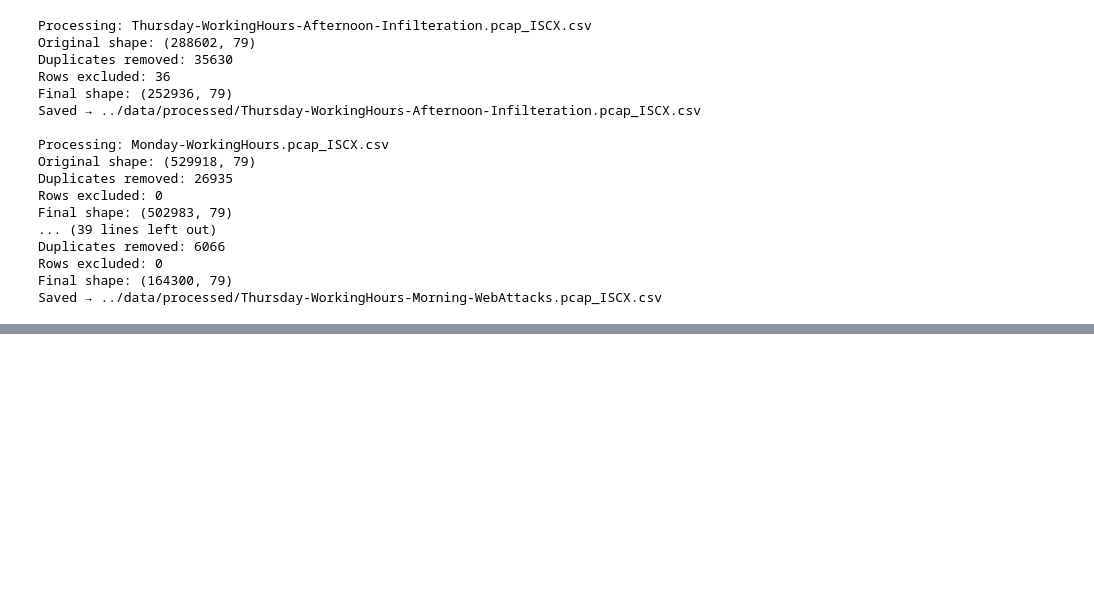
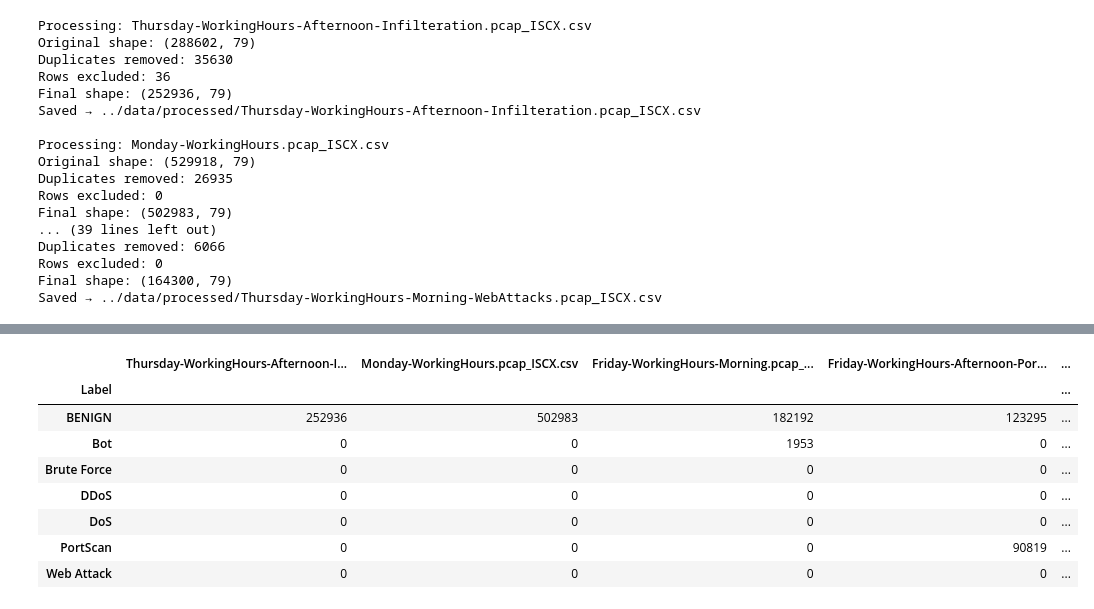
Before and after one commit to Nishka2111/ml-intrusion-detection, a Jupyter notebook: notebooks/02_data_preprocessing.ipynb, the cells around one changed output, grey strips where cells are left out. Cells and saved outputs as stored; diff of their text form; code cells hidden in the pictures; blank space fills up the shorter version.

```diff
--- a/notebooks/02_data_preprocessing.ipynb
+++ b/notebooks/02_data_preprocessing.ipynb
@@ -290,0 +373,5 @@ Saved → ../data/processed/Thursday-WorkingHours-Morning-WebAttacks.pcap_ISCX.c
+# %%
+for file in processed_files:
+    print(os.path.basename(file))
+
+print("Total files:", len(processed_files))
@@ -290,0 +388,23 @@ Saved → ../data/processed/Thursday-WorkingHours-Morning-WebAttacks.pcap_ISCX.c
+# %%
+file_label_counts = {}
+
+for file in processed_files:
+    temp = pd.read_csv(file, usecols=["Label"])
+
+    counts = temp["Label"].value_counts()
+
+    file_label_counts[os.path.basename(file)] = counts
+
+file_label_distribution = pd.DataFrame(file_label_counts).fillna(0).astype(int)
+
+file_label_distribution
+# %% [output]
+|  | Thursday-WorkingHours-Afternoon-I... | Monday-WorkingHours.pcap_ISCX.csv | Friday-WorkingHours-Morning.pcap_... | Friday-WorkingHours-Afternoon-Por... | ... |
+| Label |  |  |  |  | ... |
+| BENIGN | 252936 | 502983 | 182192 | 123295 | ... |
+| Bot | 0 | 0 | 1953 | 0 | ... |
+| Brute Force | 0 | 0 | 0 | 0 | ... |
+| DDoS | 0 | 0 | 0 | 0 | ... |
+| DoS | 0 | 0 | 0 | 0 | ... |
+| PortScan | 0 | 0 | 0 | 90819 | ... |
+| Web Attack | 0 | 0 | 0 | 0 | ... |
```
Also changed, not shown: parts of 12 cells of this notebook, 3 other files.
